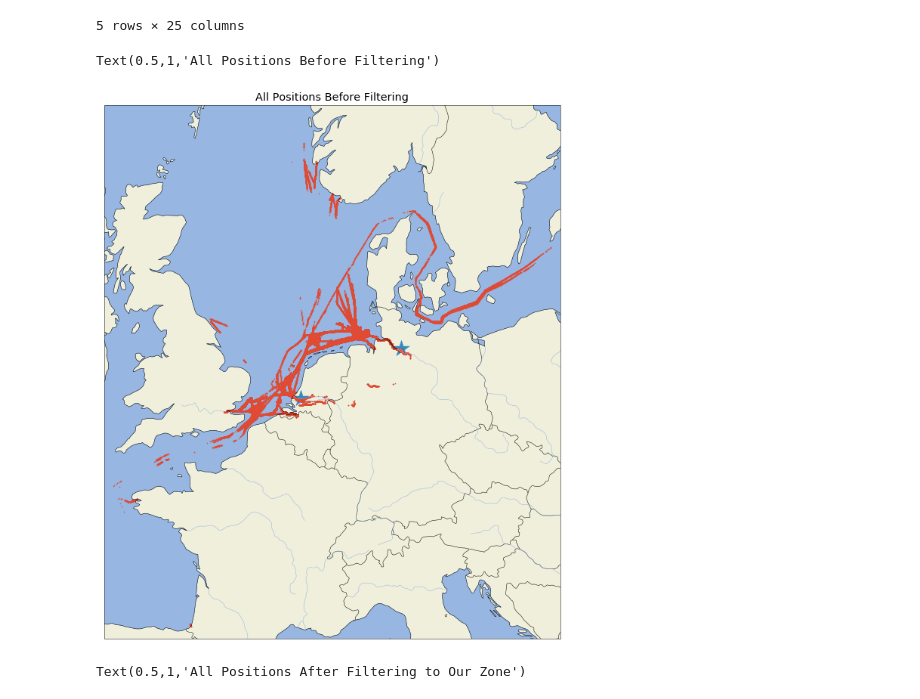
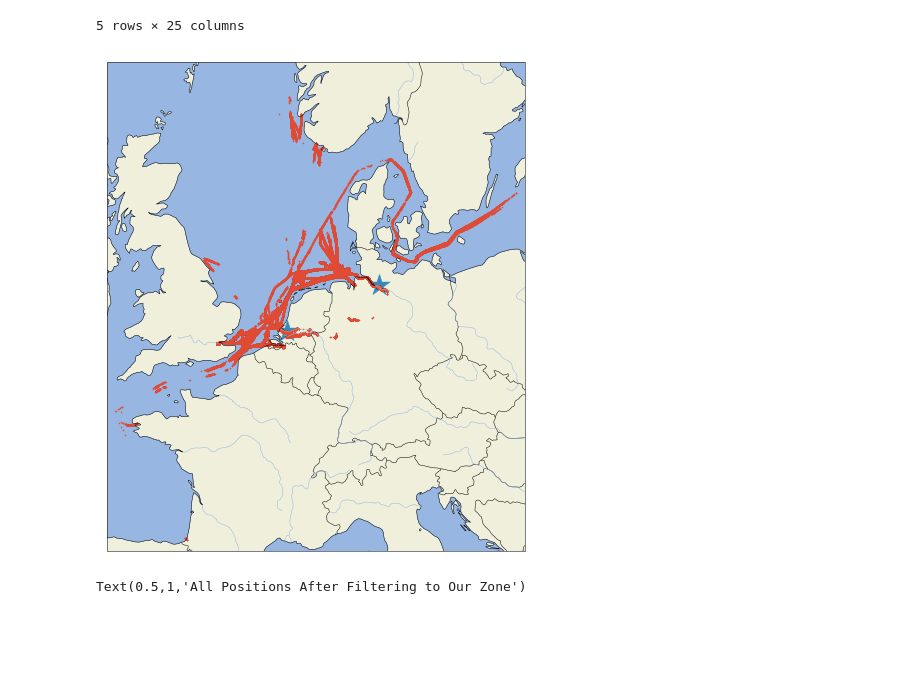
Before and after one commit to jank324/ais-predictor, a Jupyter notebook: data/filter ROT-HAM data.ipynb, the cells around one changed output. Cells and saved outputs as stored; diff of their text form; code cells hidden in the pictures; blank space fills up the shorter version.

```diff
--- a/data/filter ROT-HAM data.ipynb
+++ b/data/filter ROT-HAM data.ipynb
@@ -60,11 +60,11 @@ ais_nan.loc[ais_nan['SOG'] > 25.6, 'SOG'] = np.nan
 ais_dropped = ais_nan.drop(['AisSourcen', 'ID', 'StartPort', 'EndPort', 'Name', 'MMSI', 'shiptype'], axis = 1)
 # %%
 # Plot all positions in the data before any filters are applied
-aismap.plot_to_map(size = (13, 13), longitude = ais_dropped['Longitude'], latitude = ais_dropped['Latitude'])
-plt.title("All Positions Before Filtering")
+aismap.plot_to_map(size = (8, 9), longitude = ais_dropped['Longitude'], latitude = ais_dropped['Latitude'])
+
+plt.savefig('../Images/rot_ham_before_zone.png', dpi = 300, bbox_inches = 'tight')
 # %% [output]
-Text(0.5,1,'All Positions Before Filtering')
-[figure, old version]
+[figure, new version]
 # %%
 # Plot start positions before any filtering to map
 #aismap.plot_to_map(size = (8, 8), longitude = ais_dropped['StartLongitude'], latitude = ais_dropped['StartLatitude'])
```
Also changed, not shown: parts of 2 cells of this notebook, 4 other files.
